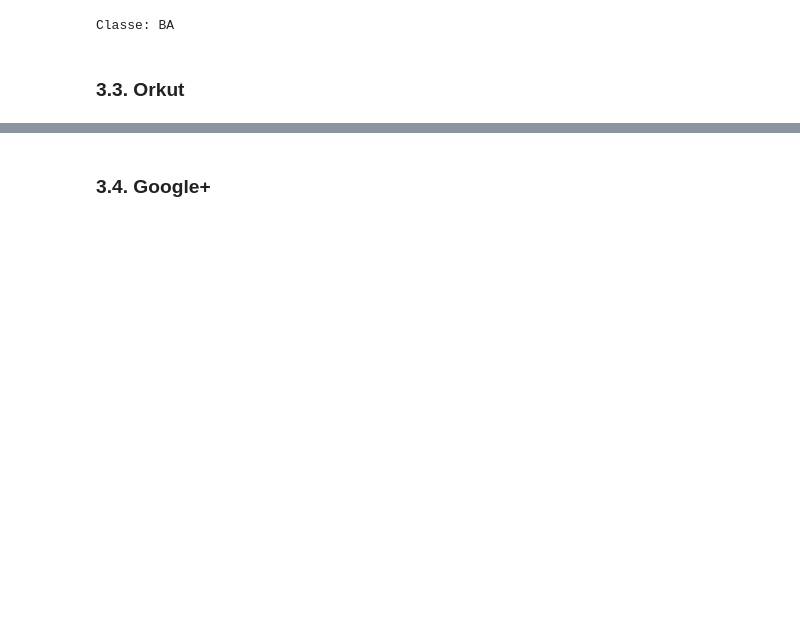
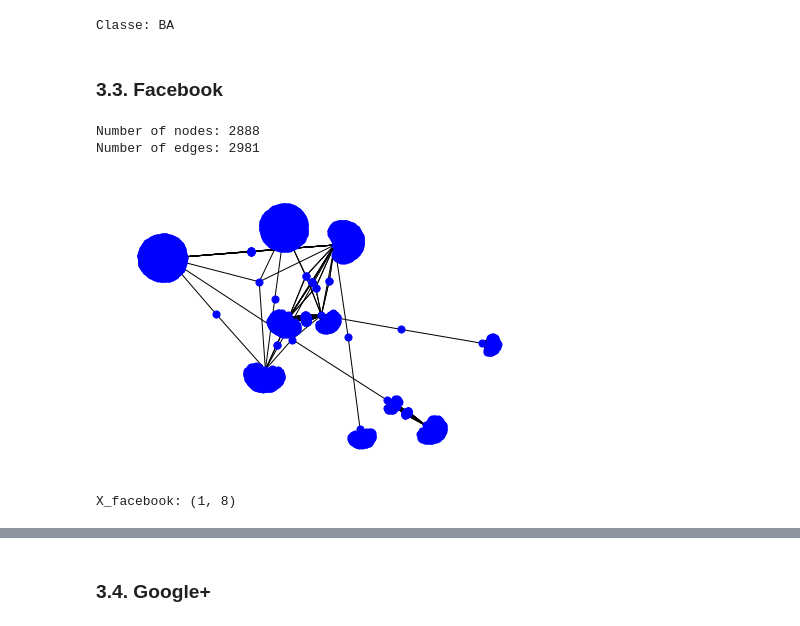
Before and after one commit to Cizika/social-networks-analysis, a Jupyter notebook: Análise das Redes Sociais.ipynb, the cells around one changed output, grey strips where cells are left out. Drawn from its saved outputs; the diff is of its cells as text; code cells hidden in the pictures; blank space fills up the shorter version.

Commit message:
análise Facebook

```diff
--- a/Análise das Redes Sociais.ipynb
+++ b/Análise das Redes Sociais.ipynb
@@ -216,4 +223,4 @@ print('Classe:', cl[int(y_pred)])
 # %% [output]
 Classe: BA
 # %% [markdown]
-### 3.3. Orkut
+### 3.3. Facebook
@@ -221,0 +227,23 @@ http://konect.cc/networks/orkut-links/
+# %%
+# http://konect.cc/networks/ego-facebook/
+
+facebook_graph = nx.read_edgelist("data/output.txt")
+facebook_graph = facebook_graph.to_undirected()
+facebook_graph.remove_edges_from(nx.selfloop_edges(facebook_graph))
+
+# Selecionando maior componente
+Gcc = sorted(nx.connected_components(facebook_graph), key=len, reverse=True)
+facebook_graph = facebook_graph.subgraph(Gcc[0])
+facebook_graph = nx.convert_node_labels_to_integers(facebook_graph, first_label=0)
+# %%
+N = len(facebook_graph)
+M = facebook_graph.number_of_edges()
+print('Number of nodes:', N)
+print('Number of edges:', M)
+
+pos = nx.spring_layout(facebook_graph)
+nx.draw(facebook_graph, pos, node_color="b", node_size=50, with_labels=False)
+# %% [output]
+Number of nodes: 2888
+Number of edges: 2981
+[figure, added]
@@ -221,0 +253,10 @@ http://konect.cc/networks/orkut-links/
+# %%
+# Scale the features using StandardScaler
+scaler = StandardScaler()
+X_train = scaler.fit_transform(X_train)
+
+X_facebook = X_facebook.reshape(1, len(X_facebook))
+X_facebook = scaler.transform(X_facebook)
+print('X_facebook:', X_facebook.shape)
+# %% [output]
+X_facebook: (1, 8)
```
Also changed, not shown: parts of 13 cells of this notebook, 1 other file.
